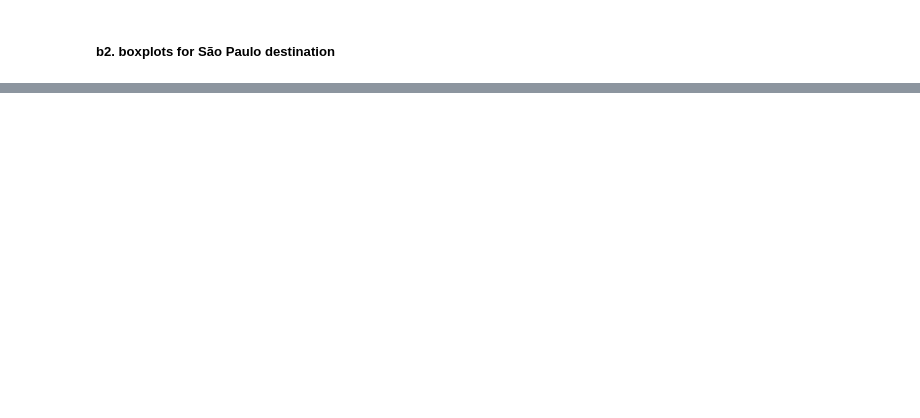
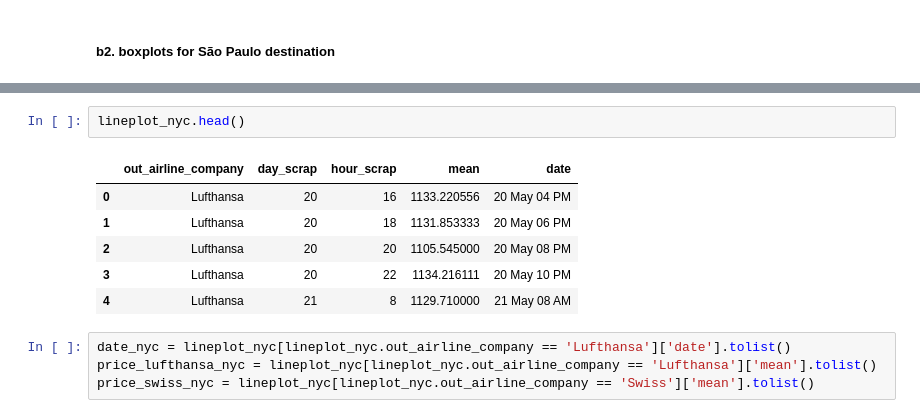
Before and after one commit to adelindonesia/project, a Jupyter notebook: second_version/data_cleaning/data_visualization2.ipynb, the cells around one changed output, grey strips where cells are left out. Saved outputs shown, nothing was run; the diff lists cells and outputs as text; blank space fills up the shorter version.

```diff
--- a/second_version/data_cleaning/data_visualization2.ipynb
+++ b/second_version/data_cleaning/data_visualization2.ipynb
@@ -118,0 +131,13 @@ f5 + stat_summary(fun_data="mean_se", geom="point", size=4, color="red", fill="r
+# %%
+lineplot_nyc.head()
+# %% [output]
+|  | out_airline_company | day_scrap | hour_scrap | mean | date |
+| 0 | Lufthansa | 20 | 16 | 1133.220556 | 20 May 04 PM |
+| 1 | Lufthansa | 20 | 18 | 1131.853333 | 20 May 06 PM |
+| 2 | Lufthansa | 20 | 20 | 1105.545000 | 20 May 08 PM |
+| 3 | Lufthansa | 20 | 22 | 1134.216111 | 20 May 10 PM |
+| 4 | Lufthansa | 21 | 8 | 1129.710000 | 21 May 08 AM |
+# %%
+date_nyc = lineplot_nyc[lineplot_nyc.out_airline_company == 'Lufthansa']['date'].tolist()
+price_lufthansa_nyc = lineplot_nyc[lineplot_nyc.out_airline_company == 'Lufthansa']['mean'].tolist()
+price_swiss_nyc = lineplot_nyc[lineplot_nyc.out_airline_company == 'Swiss']['mean'].tolist()
```
Also changed, not shown: parts of 9 cells of this notebook.
